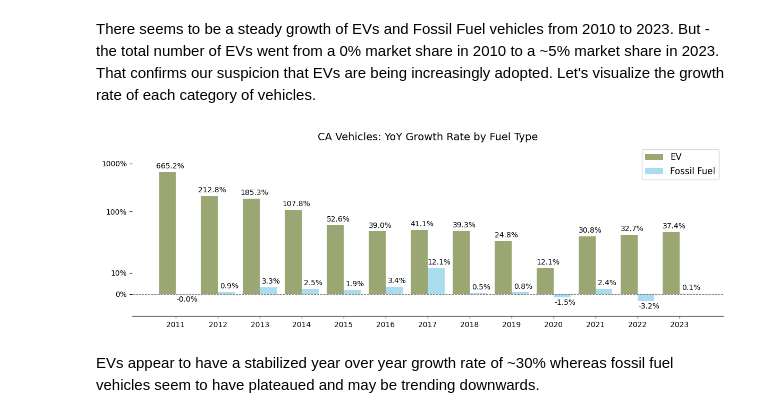
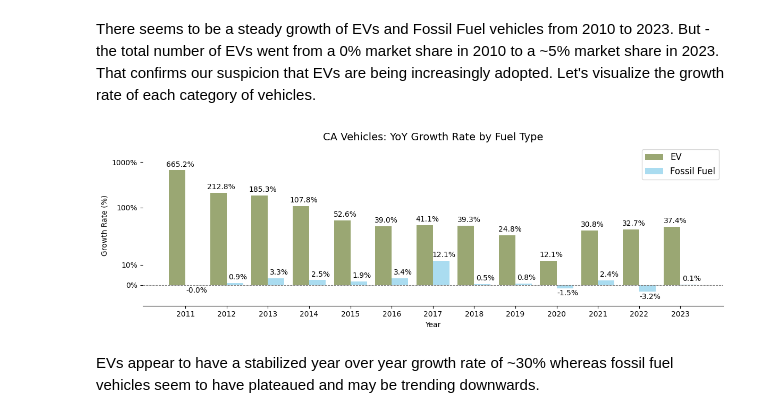
Before and after one commit to kellerl7/SIADS_Milestone_1, a Jupyter notebook: 19-btschmid-claris-lucaskel-kr_backup.ipynb, the cells around one changed output. Cells and saved outputs as stored; diff of their text form; code cells hidden in the pictures.

```diff
--- a/19-btschmid-claris-lucaskel-kr_backup.ipynb
+++ b/19-btschmid-claris-lucaskel-kr_backup.ipynb
@@ -394,6 +394,8 @@ def vehicleGrowthRate(df):
                 plt.annotate(f'{value:.1f}%', (x[j] + (i * bar_width), value),
                              textcoords="offset points", xytext=(4, -10), ha='center')
     ## Title and Labels ##
+    plt.ylabel("Growth Rate (%)")
+    plt.xlabel("Year")
 
     #plt.ylabel('Year-over-Year Growth Rate (%)',fontsize=12)
     plt.title('CA Vehicles: YoY Growth Rate by Fuel Type',fontsize=14)
@@ -403,34 +405,34 @@ def vehicleGrowthRate(df):
     plt.yscale('symlog',linthresh=25)
 
     ## Add exponential 25% buffer above the max growth rate ##
     max_growth = grouped_df['Growth Rate'].max()
     buffer_top = max_growth ** 1.2
 
     ## Keep the bottom close to zero but a little lower to see negative values ##
     buffer_bottom = -(abs(grouped_df['Growth Rate'].min()) ** 2)
 
     ## Set the y-limits and format them to show it as a percentage ##
     plt.ylim(buffer_bottom, buffer_top)
     plt.gca().yaxis.set_major_formatter(FuncFormatter(percent_formatter))
     ax = plt.gca()
     ax.spines['right'].set_visible(False)
     ax.spines['left'].set_visible(False)
     ax.spines['top'].set_visible(False)
     plt.legend(fontsize = 12)
 
     ## optional logic to save image ##
     save_img = False
     if save_img:
         plt.savefig("graphic_caliVehiclesGrowthRate.png",dpi=300)
 
 
     ## Show the plot ##
     plt.tight_layout()
     plt.show()
 
 vehicleGrowthRate(fueltype_per_countyyear_totals_df)
 # %% [output]
-[figure, old version]
+[figure, new version]
 # %% [markdown]
 EVs appear to have a stabilized year over year growth rate of ~30% whereas fossil fuel vehicles seem to have plateaued and may be trending downwards.
 # %% [markdown]
```
Also changed, not shown: parts of 2 cells of this notebook.
